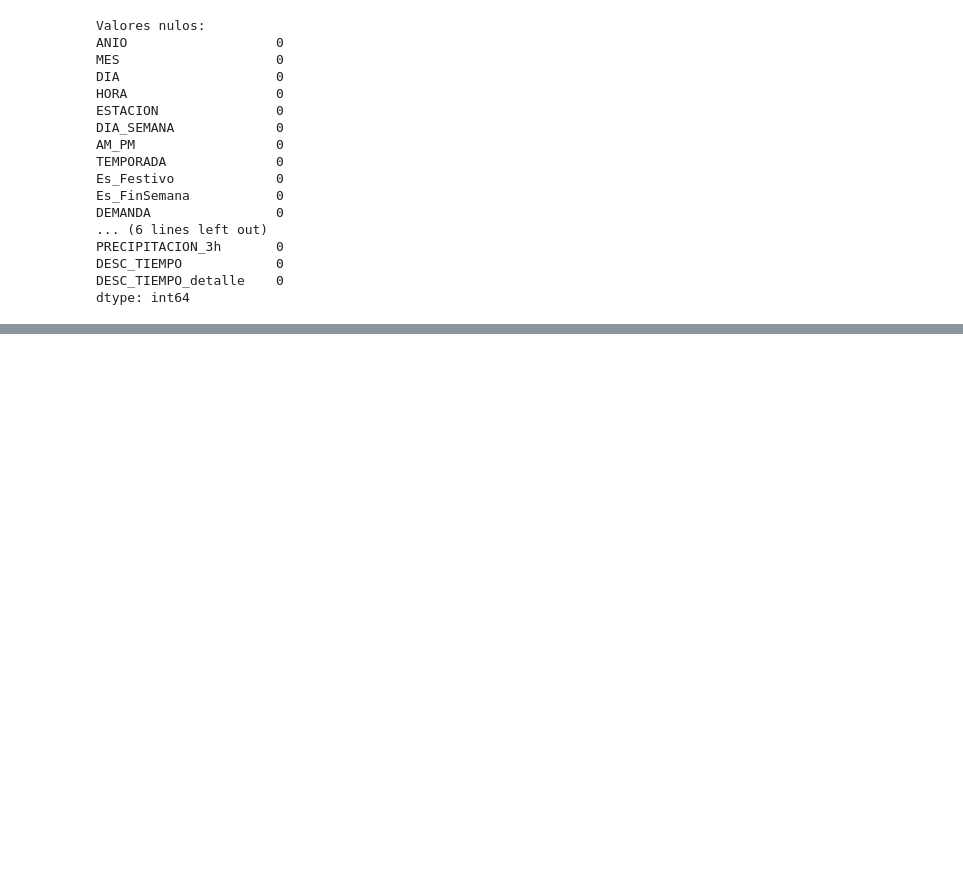
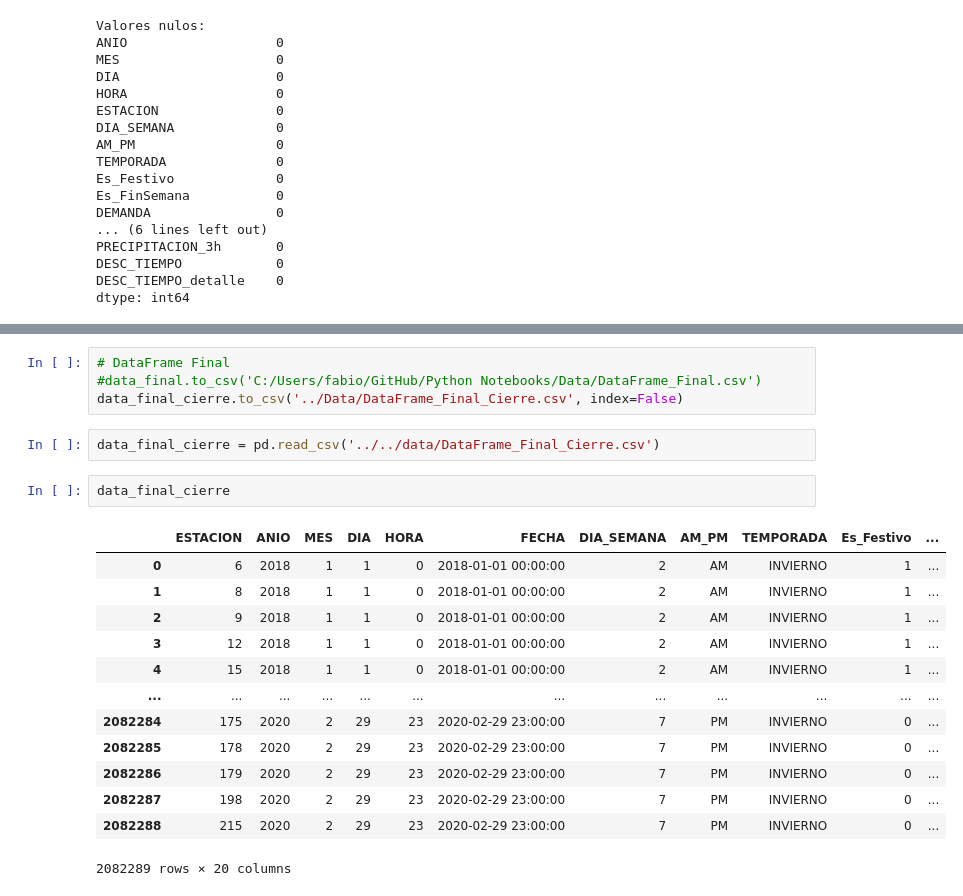
Before and after one commit to tfm2022/bicimad, a Jupyter notebook: Codigo/4. Feature Engineering/BBDD_Final.ipynb, the cells around one changed output, grey strips where cells are left out. Drawn from its saved outputs; the diff is of its cells as text; blank space fills up the shorter version.

```diff
--- a/Codigo/4. Feature Engineering/BBDD_Final.ipynb
+++ b/Codigo/4. Feature Engineering/BBDD_Final.ipynb
@@ -511,0 +567,22 @@ data_final.to_csv('../Data/DataFrame_Final.csv')
+# %%
+# DataFrame Final
+#data_final.to_csv('C:/Users/fabio/GitHub/Python Notebooks/Data/DataFrame_Final.csv')
+data_final_cierre.to_csv('../Data/DataFrame_Final_Cierre.csv', index=False)
+# %%
+data_final_cierre = pd.read_csv('../../data/DataFrame_Final_Cierre.csv')
+# %%
+data_final_cierre
+# %% [output]
+|  | ESTACION | ANIO | MES | DIA | HORA | FECHA | DIA_SEMANA | AM_PM | TEMPORADA | Es_Festivo | ... |
+| 0 | 6 | 2018 | 1 | 1 | 0 | 2018-01-01 00:00:00 | 2 | AM | INVIERNO | 1 | ... |
+| 1 | 8 | 2018 | 1 | 1 | 0 | 2018-01-01 00:00:00 | 2 | AM | INVIERNO | 1 | ... |
+| 2 | 9 | 2018 | 1 | 1 | 0 | 2018-01-01 00:00:00 | 2 | AM | INVIERNO | 1 | ... |
+| 3 | 12 | 2018 | 1 | 1 | 0 | 2018-01-01 00:00:00 | 2 | AM | INVIERNO | 1 | ... |
+| 4 | 15 | 2018 | 1 | 1 | 0 | 2018-01-01 00:00:00 | 2 | AM | INVIERNO | 1 | ... |
+| ... | ... | ... | ... | ... | ... | ... | ... | ... | ... | ... | ... |
+| 2082284 | 175 | 2020 | 2 | 29 | 23 | 2020-02-29 23:00:00 | 7 | PM | INVIERNO | 0 | ... |
+| 2082285 | 178 | 2020 | 2 | 29 | 23 | 2020-02-29 23:00:00 | 7 | PM | INVIERNO | 0 | ... |
+| 2082286 | 179 | 2020 | 2 | 29 | 23 | 2020-02-29 23:00:00 | 7 | PM | INVIERNO | 0 | ... |
+| 2082287 | 198 | 2020 | 2 | 29 | 23 | 2020-02-29 23:00:00 | 7 | PM | INVIERNO | 0 | ... |
+| 2082288 | 215 | 2020 | 2 | 29 | 23 | 2020-02-29 23:00:00 | 7 | PM | INVIERNO | 0 | ... |
+2082289 rows × 20 columns
```
Also changed, not shown: parts of 12 cells of this notebook.
